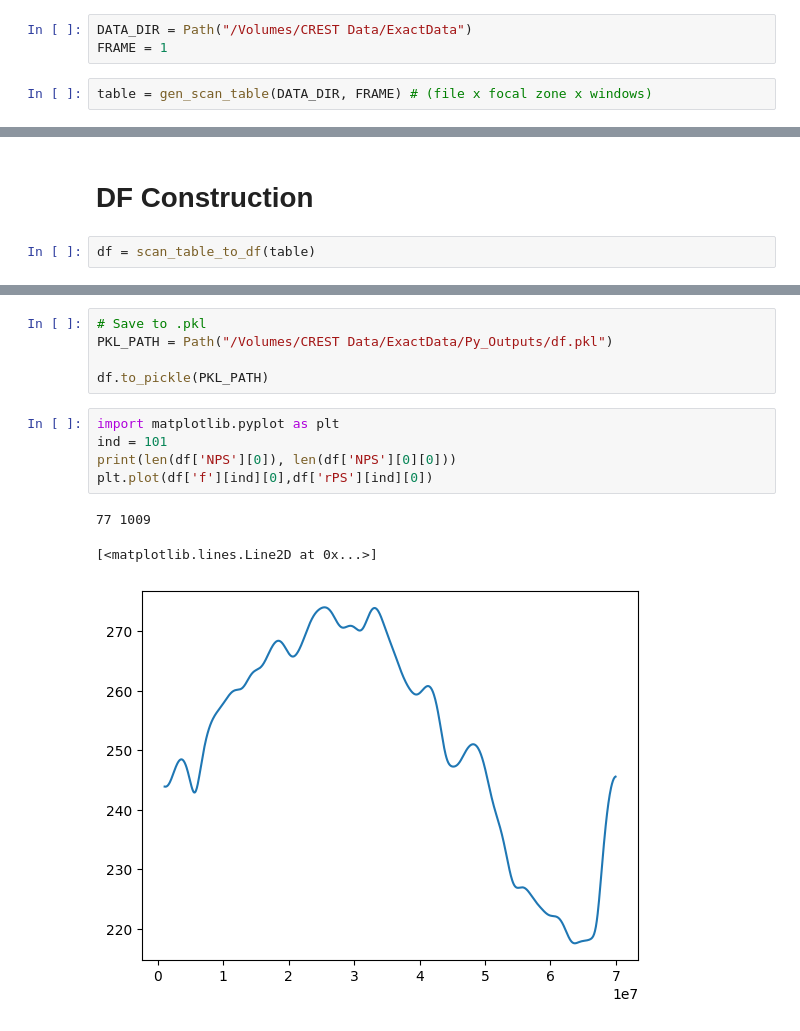
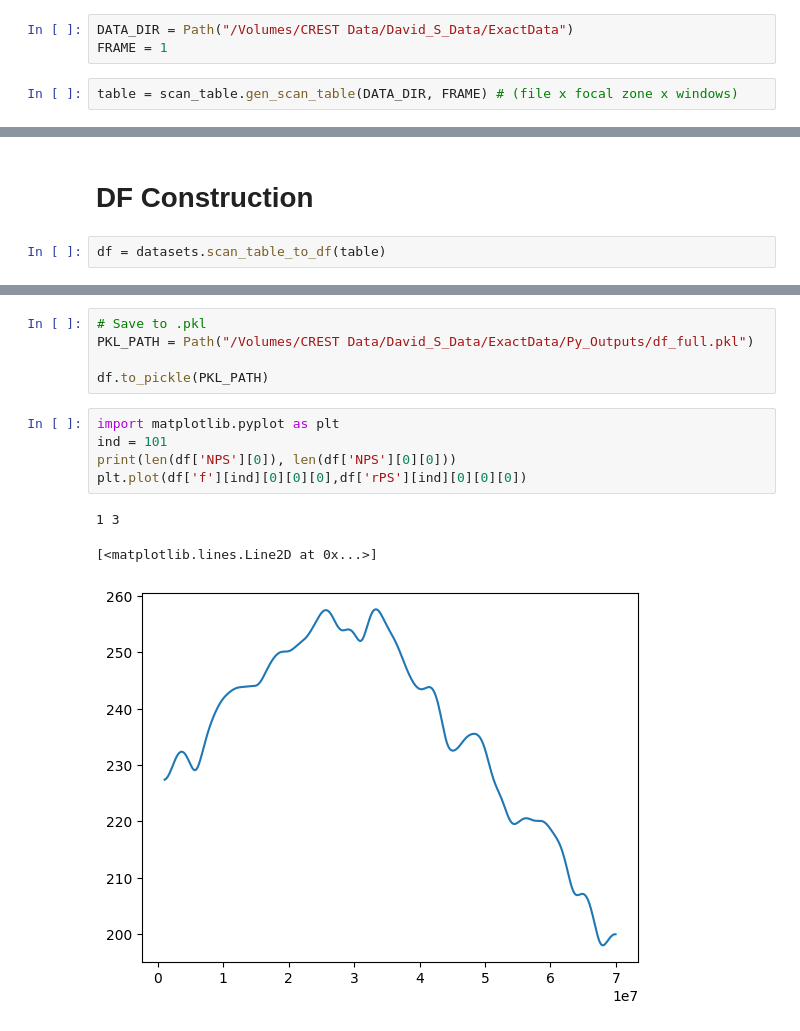
Before and after one commit to kcbhatraju/QusAI, a Jupyter notebook: data-aggregation/demo.ipynb, the cells around one changed output, grey strips where cells are left out. Cells and saved outputs as stored; diff of their text form.

Commit message:
successful train on custom data

```diff
--- a/data-aggregation/demo.ipynb
+++ b/data-aggregation/demo.ipynb
@@ -12,5 +17,5 @@ from datasets import scan_table_to_df
 # %%
-DATA_DIR = Path("/Volumes/CREST Data/ExactData")
+DATA_DIR = Path("/Volumes/CREST Data/David_S_Data/ExactData")
 FRAME = 1
 # %%
-table = gen_scan_table(DATA_DIR, FRAME) # (file x focal zone x windows)
+table = scan_table.gen_scan_table(DATA_DIR, FRAME) # (file x focal zone x windows)
@@ -17,7 +29,7 @@ table = gen_scan_table(DATA_DIR, FRAME) # (file x focal zone x windows)
 # %% [markdown]
 # DF Construction
 # %%
-df = scan_table_to_df(table)
+df = datasets.scan_table_to_df(table)
 # %%
 df
 # %% [output]
@@ -37,14 +49,14 @@ df
 # %%
 # Save to .pkl
-PKL_PATH = Path("/Volumes/CREST Data/ExactData/Py_Outputs/df.pkl")
+PKL_PATH = Path("/Volumes/CREST Data/David_S_Data/ExactData/Py_Outputs/df_full.pkl")
 
 df.to_pickle(PKL_PATH)
 # %%
 import matplotlib.pyplot as plt
 ind = 101
 print(len(df['NPS'][0]), len(df['NPS'][0][0]))
-plt.plot(df['f'][ind][0],df['rPS'][ind][0])
+plt.plot(df['f'][ind][0][0][0],df['rPS'][ind][0][0][0])
 # %% [output]
-77 1009
+1 3
 [<matplotlib.lines.Line2D at 0x...>]
-[figure, old version]
+[figure, new version]
```
Also changed, not shown: parts of 4 cells of this notebook, 6 other files.
